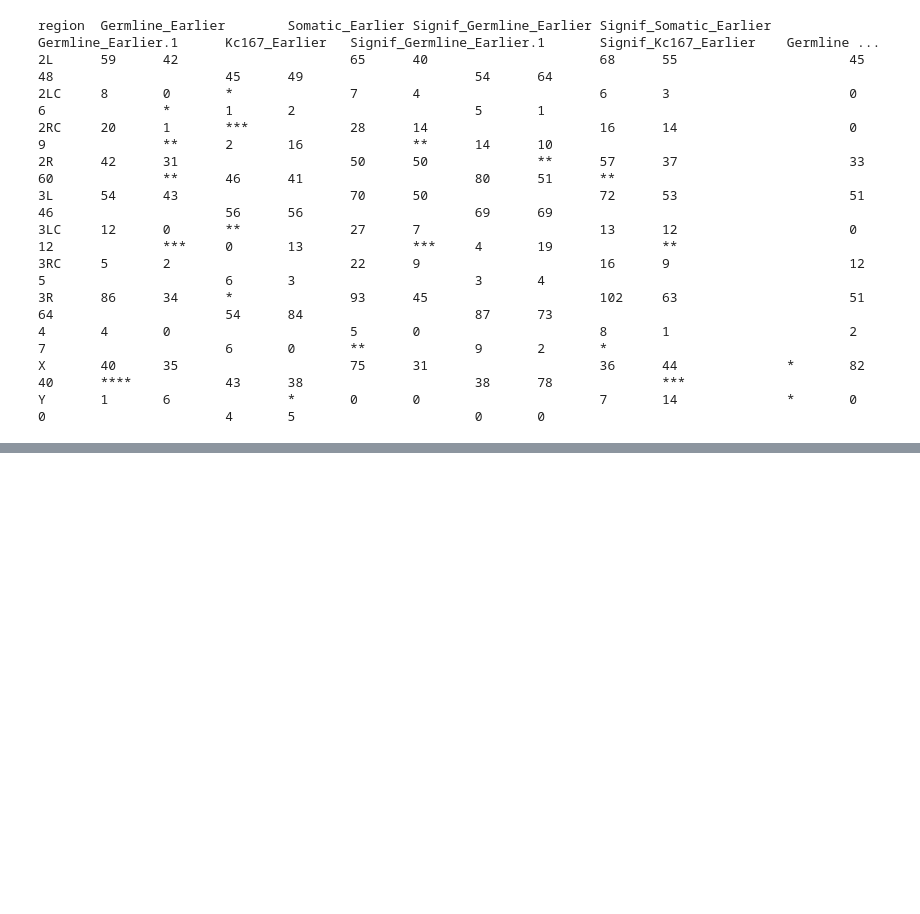
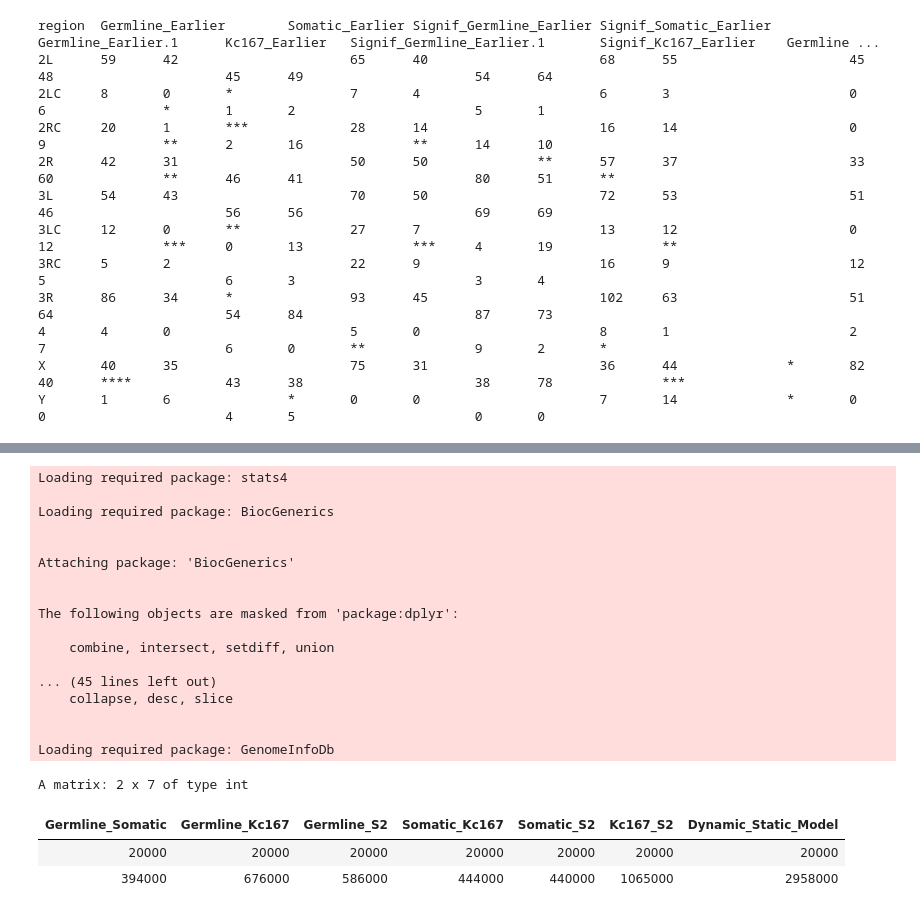
Before and after one commit to ringw/Upd-Germline-Genomics, a Jupyter notebook: reports/Repli-Significance-Report.ipynb, the cells around one changed output, grey strips where cells are left out. Drawn from its saved outputs; the diff is of its cells as text; code cells hidden in the pictures; blank space fills up the shorter version.

```diff
--- a/reports/Repli-Significance-Report.ipynb
+++ b/reports/Repli-Significance-Report.ipynb
@@ -989,0 +1259,25 @@ Y       1       6               *       0       0                       7
+# %%
+library(GenomicRanges)
+sapply(repli.peaks_chr, \(gr) range(width(gr)))
+# %% [output]
+Loading required package: stats4
+
+Loading required package: BiocGenerics
+
+
+Attaching package: 'BiocGenerics'
+
+
+The following objects are masked from 'package:dplyr':
+
+    combine, intersect, setdiff, union
+
+... (45 lines left out)
+    collapse, desc, slice
+
+
+Loading required package: GenomeInfoDb
+A matrix: 2 x 7 of type int
+| Germline_Somatic | Germline_Kc167 | Germline_S2 | Somatic_Kc167 | Somatic_S2 | Kc167_S2 | Dynamic_Static_Model |
+| 20000 | 20000 | 20000 | 20000 | 20000 | 20000 | 20000 |
+| 394000 | 676000 | 586000 | 444000 | 440000 | 1065000 | 2958000 |
```
Also changed, not shown: parts of 19 cells of this notebook.
